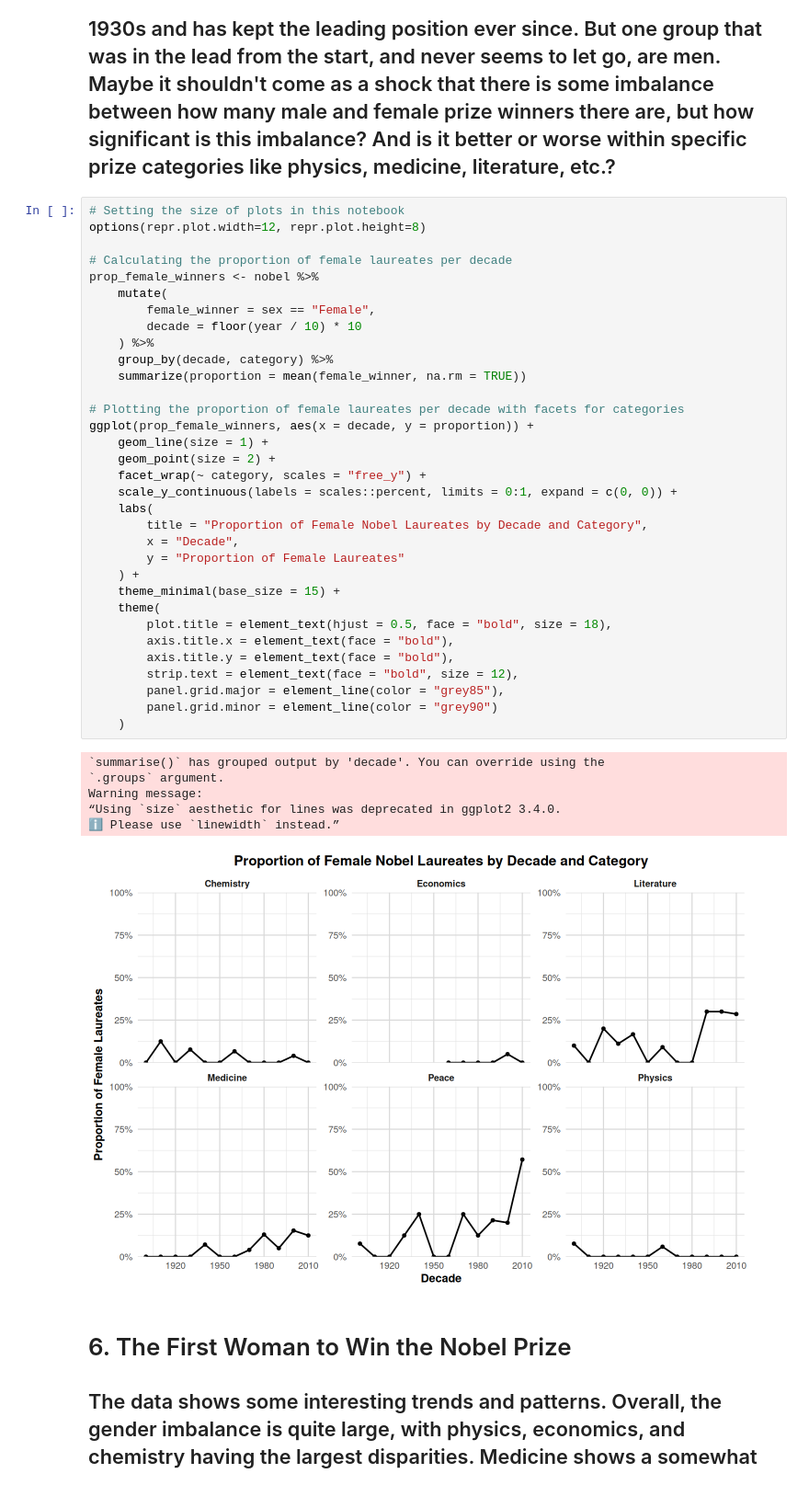
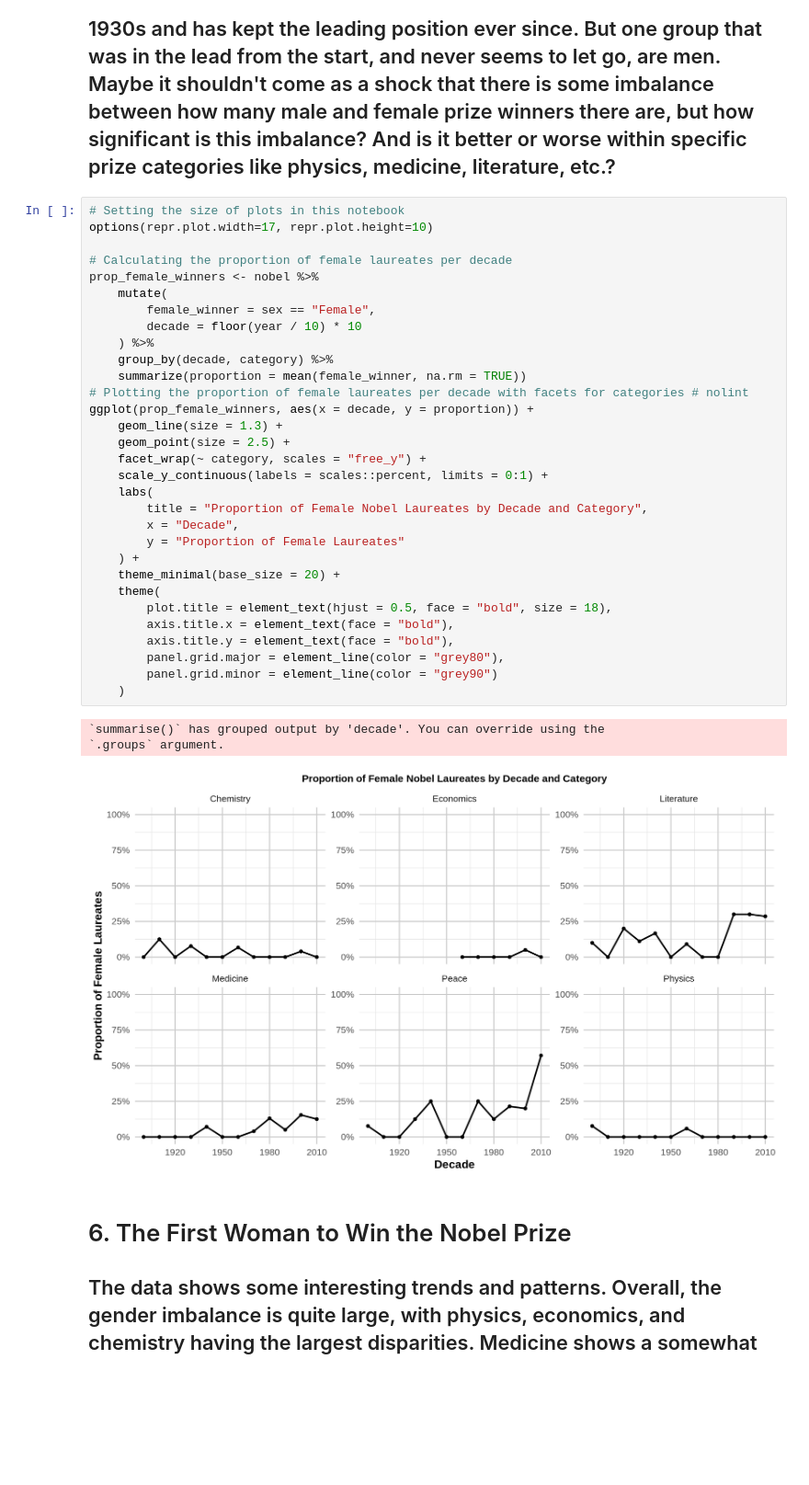
Before and after one commit to iiharsha/R-proj, a Jupyter notebook: nobelAnalysis.ipynb, the cells around one changed output. Shown: that part at 92% size. Drawn from its saved outputs; the diff is of its cells as text; blank space fills up the shorter version.

```diff
--- a/nobelAnalysis.ipynb
+++ b/nobelAnalysis.ipynb
@@ -151,44 +139,39 @@ ggplot(prop_usa_winners, aes(x = decade, y = proportion)) +
 ## So the USA became the dominating winner of the Nobel Prize first in the 1930s and has kept the leading position ever since. But one group that was in the lead from the start, and never seems to let go, are men. Maybe it shouldn't come as a shock that there is some imbalance between how many male and female prize winners there are, but how significant is this imbalance? And is it better or worse within specific prize categories like physics, medicine, literature, etc.?
 # %%
 # Setting the size of plots in this notebook
-options(repr.plot.width=12, repr.plot.height=8)
+options(repr.plot.width=17, repr.plot.height=10)
 
 # Calculating the proportion of female laureates per decade
 prop_female_winners <- nobel %>%
     mutate(
         female_winner = sex == "Female",
         decade = floor(year / 10) * 10
     ) %>%
     group_by(decade, category) %>%
     summarize(proportion = mean(female_winner, na.rm = TRUE))
-
-# Plotting the proportion of female laureates per decade with facets for categories
+# Plotting the proportion of female laureates per decade with facets for categories # nolint
 ggplot(prop_female_winners, aes(x = decade, y = proportion)) +
-    geom_line(size = 1) +
-    geom_point(size = 2) +
+    geom_line(size = 1.3) +
+    geom_point(size = 2.5) +
     facet_wrap(~ category, scales = "free_y") +
-    scale_y_continuous(labels = scales::percent, limits = 0:1, expand = c(0, 0)) +
+    scale_y_continuous(labels = scales::percent, limits = 0:1) +
     labs(
         title = "Proportion of Female Nobel Laureates by Decade and Category",
         x = "Decade",
         y = "Proportion of Female Laureates"
     ) +
-    theme_minimal(base_size = 15) +
+    theme_minimal(base_size = 20) +
     theme(
         plot.title = element_text(hjust = 0.5, face = "bold", size = 18),
         axis.title.x = element_text(face = "bold"),
         axis.title.y = element_text(face = "bold"),
-        strip.text = element_text(face = "bold", size = 12),
-        panel.grid.major = element_line(color = "grey85"),
+        panel.grid.major = element_line(color = "grey80"),
         panel.grid.minor = element_line(color = "grey90")
     )
 # %% [output]
 `summarise()` has grouped output by 'decade'. You can override using the
 `.groups` argument.
-Warning message:
-“Using `size` aesthetic for lines was deprecated in ggplot2 3.4.0.
-ℹ Please use `linewidth` instead.”
-[figure, old version]
+[figure, new version]
 # %% [markdown]
 # 6. The First Woman to Win the Nobel Prize
 
```
Also changed, not shown: parts of 3 cells of this notebook.
